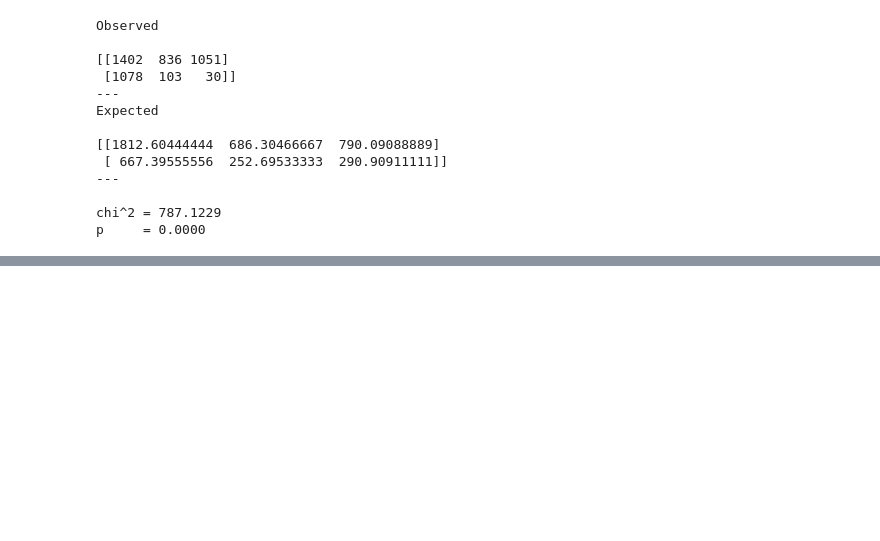
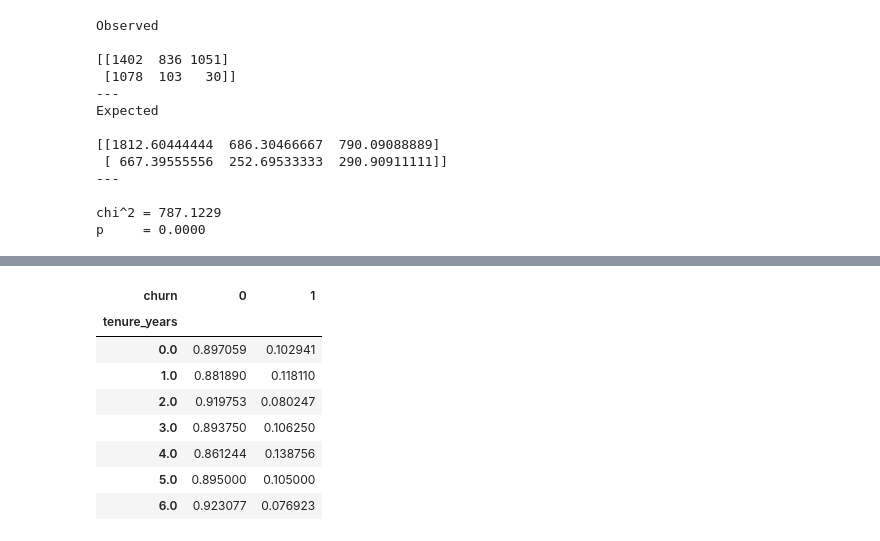
Before and after one commit to ravinder79/Telco_Churn, a Jupyter notebook: Telco_Churn_Final.ipynb, the cells around one changed output, grey strips where cells are left out. Saved outputs shown, nothing was run; the diff lists cells and outputs as text; code cells hidden in the pictures; blank space fills up the shorter version.

```diff
--- a/Telco_Churn_Final.ipynb
+++ b/Telco_Churn_Final.ipynb
@@ -269,0 +287,14 @@ p     = 0.0000
+# %%
+# Cross tabulation churn rate of one-year contract customers as function of tenure years (1= churn, 0 = no churn)
+ten1 = pd.crosstab(train[train.contract_type_id ==2].tenure_years,train[train.contract_type_id ==2].churn, normalize = 'index')
+ten1
+# %% [output]
+| churn | 0 | 1 |
+| tenure_years |  |  |
+| 0.0 | 0.897059 | 0.102941 |
+| 1.0 | 0.881890 | 0.118110 |
+| 2.0 | 0.919753 | 0.080247 |
+| 3.0 | 0.893750 | 0.106250 |
+| 4.0 | 0.861244 | 0.138756 |
+| 5.0 | 0.895000 | 0.105000 |
+| 6.0 | 0.923077 | 0.076923 |
```
Also changed, not shown: parts of 6 cells of this notebook.
